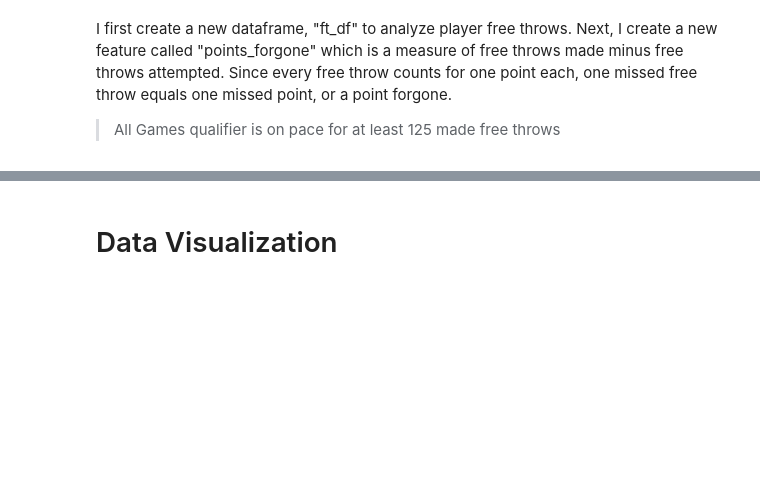
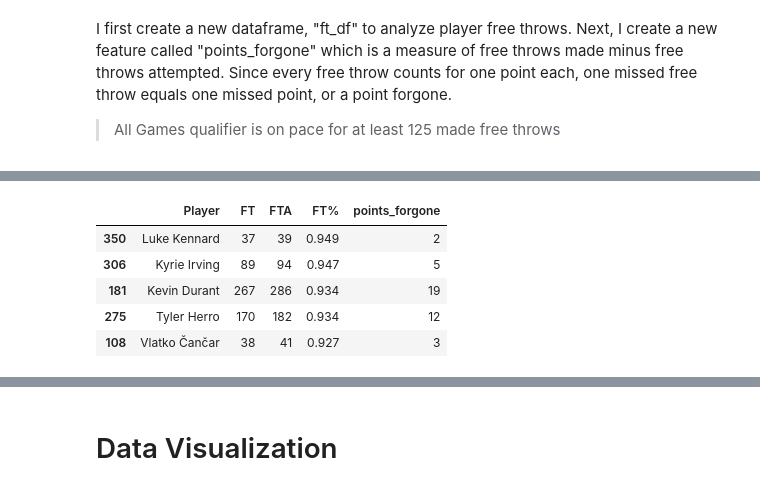
Before and after one commit to viquangly/bad_coding_practices, a Jupyter notebook: nba_analysis_refactor/nba_scraper_players_22_23_refactored.ipynb, the cells around one changed output, grey strips where cells are left out. Cells and saved outputs as stored; diff of their text form; code cells hidden in the pictures; blank space fills up the shorter version.

```diff
--- a/nba_analysis_refactor/nba_scraper_players_22_23_refactored.ipynb
+++ b/nba_analysis_refactor/nba_scraper_players_22_23_refactored.ipynb
@@ -293,0 +380,10 @@ ft_df[ft_df['FTA'] > 30]['FT%'].mean()
+# %%
+# @refactored
+nf.sort_top_players_by_stat(ft_df[ft_df['FTA']>30], 'FT%', top_n)
+# %% [output]
+|  | Player | FT | FTA | FT% | points_forgone |
+| 350 | Luke Kennard | 37 | 39 | 0.949 | 2 |
+| 306 | Kyrie Irving | 89 | 94 | 0.947 | 5 |
+| 181 | Kevin Durant | 267 | 286 | 0.934 | 19 |
+| 275 | Tyler Herro | 170 | 182 | 0.934 | 12 |
+| 108 | Vlatko Čančar | 38 | 41 | 0.927 | 3 |
```
Also changed, not shown: parts of 33 cells of this notebook, 2 other files.
